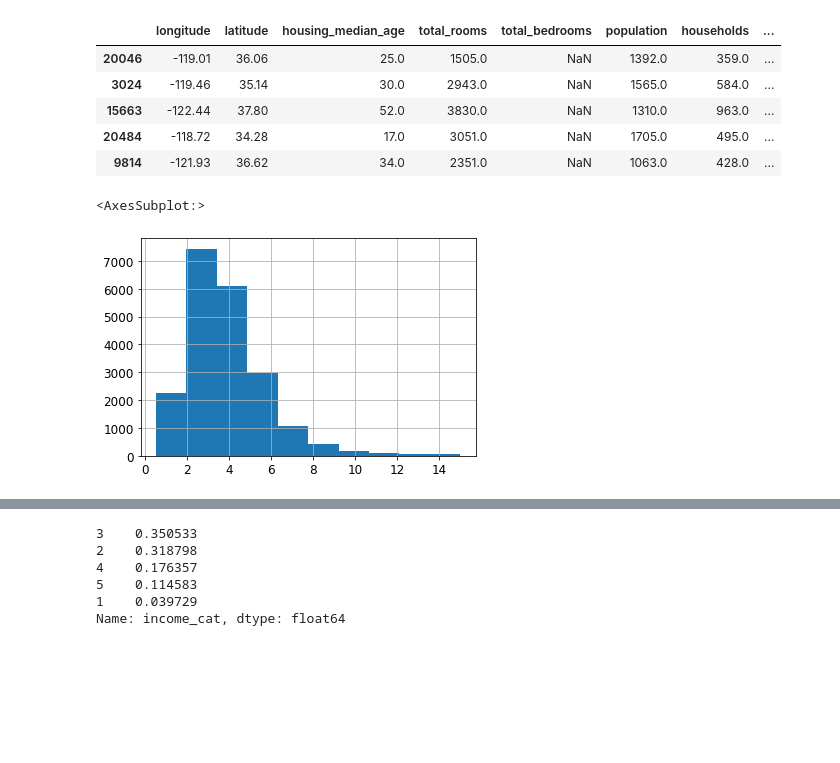
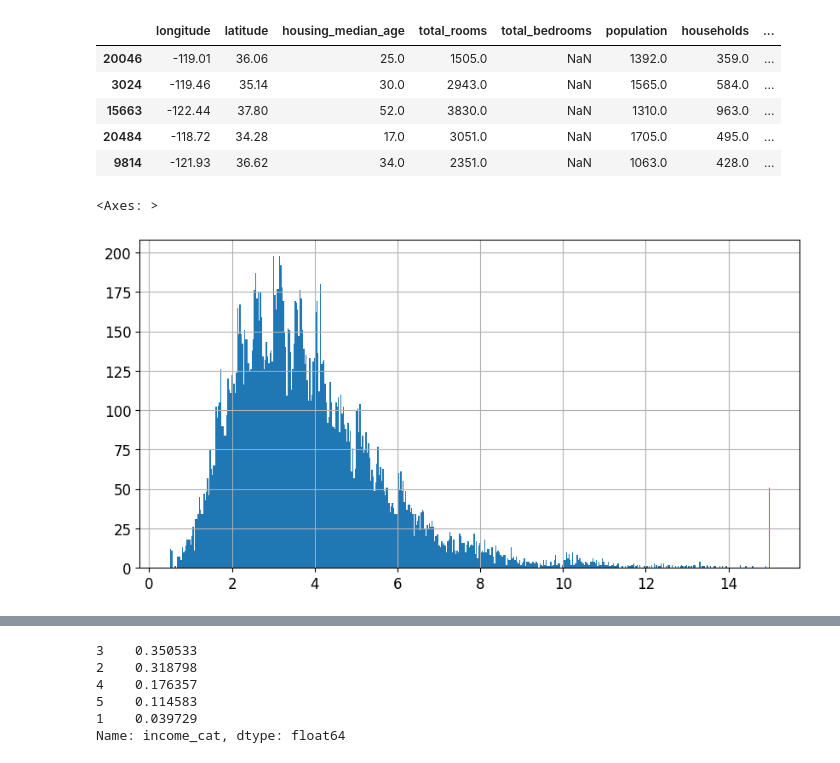
Before and after one commit to AdarshanandIITBHU/Hands-on-ML, a Jupyter notebook: 02_end_to_end_machine_learning_project.ipynb, the cells around one changed output, grey strips where cells are left out. Cells and saved outputs as stored; diff of their text form; code cells hidden in the pictures; blank space fills up the shorter version.

```diff
--- a/02_end_to_end_machine_learning_project.ipynb
+++ b/02_end_to_end_machine_learning_project.ipynb
@@ -218,10 +218,10 @@ test_set.head()
 | 20484 | -118.72 | 34.28 | 17.0 | 3051.0 | NaN | 1705.0 | 495.0 | ... |
 | 9814 | -121.93 | 36.62 | 34.0 | 2351.0 | NaN | 1063.0 | 428.0 | ... |
 # %%
-housing["median_income"].hist()
+housing["median_income"].hist(bins=500,figsize=(10,5))
 # %% [output]
-<AxesSubplot:>
+<Axes: >
-[figure, old version]
+[figure, new version]
 # %%
 housing["income_cat"] = pd.cut(housing["median_income"],
                                bins=[0., 1.5, 3.0, 4.5, 6., np.inf],
```
Also changed, not shown: parts of 4 cells of this notebook.
